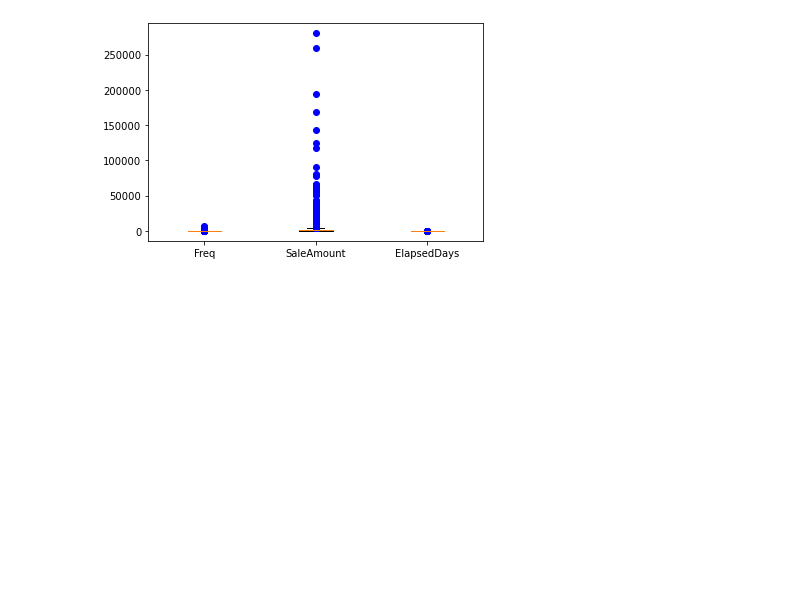
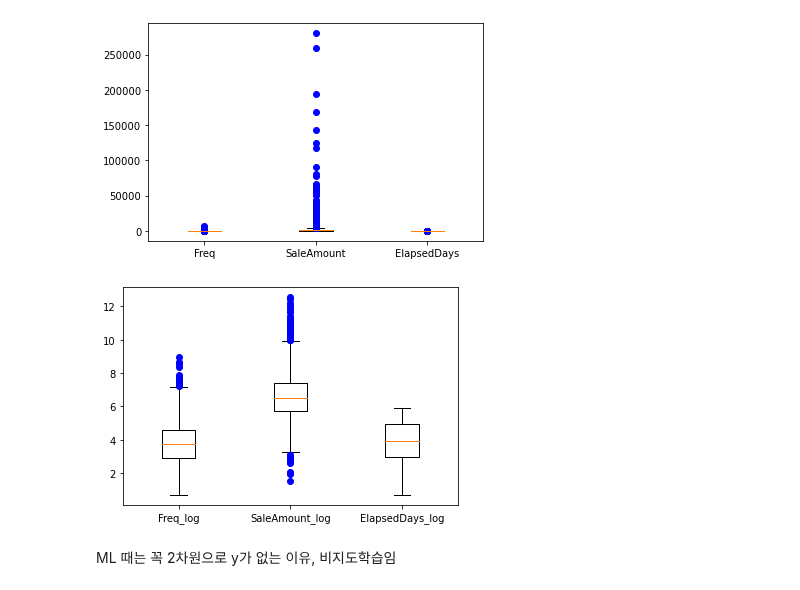
Before and after one commit to waldbear4/Python_2021, a Jupyter notebook: 20210624 KMEANS DBSCAN.ipynb, the cells around one changed output. Drawn from its saved outputs; the diff is of its cells as text; code cells hidden in the pictures; blank space fills up the shorter version.

```diff
--- a/20210624 KMEANS DBSCAN.ipynb
+++ b/20210624 KMEANS DBSCAN.ipynb
@@ -607,3 +612,16 @@ plt.xticks([1,2,3],['Freq','SaleAmount','ElapsedDays'])
   <matplotlib.axis.XTick at 0x...>],
  [Text(1, 0, 'Freq'), Text(2, 0, 'SaleAmount'), Text(3, 0, 'ElapsedDays')])
 [figure]
+# %%
+customer_df['Freq_log'] = np.log1p(customer_df['Freq'])
+customer_df['SaleAmount_log'] = np.log1p(customer_df['SaleAmount'])
+customer_df['ElapsedDays_log'] = np.log1p(customer_df['ElapsedDays'])
+# %%
+fig, ax = plt.subplots()
+ax.boxplot([customer_df['Freq_log'],
+           customer_df['SaleAmount_log'],
+           customer_df['ElapsedDays_log']], sym='bo')
+plt.xticks([1,2,3],['Freq_log','SaleAmount_log','ElapsedDays_log'])
+plt.show()
+# %% [output]
+[figure, added]
@@ -609,0 +633,3 @@ plt.xticks([1,2,3],['Freq','SaleAmount','ElapsedDays'])
+# %% [markdown]
+ML 때는 꼭 2차원으로
+y가 없는 이유, 비지도학습임
```
Also changed, not shown: parts of 10 cells of this notebook.
